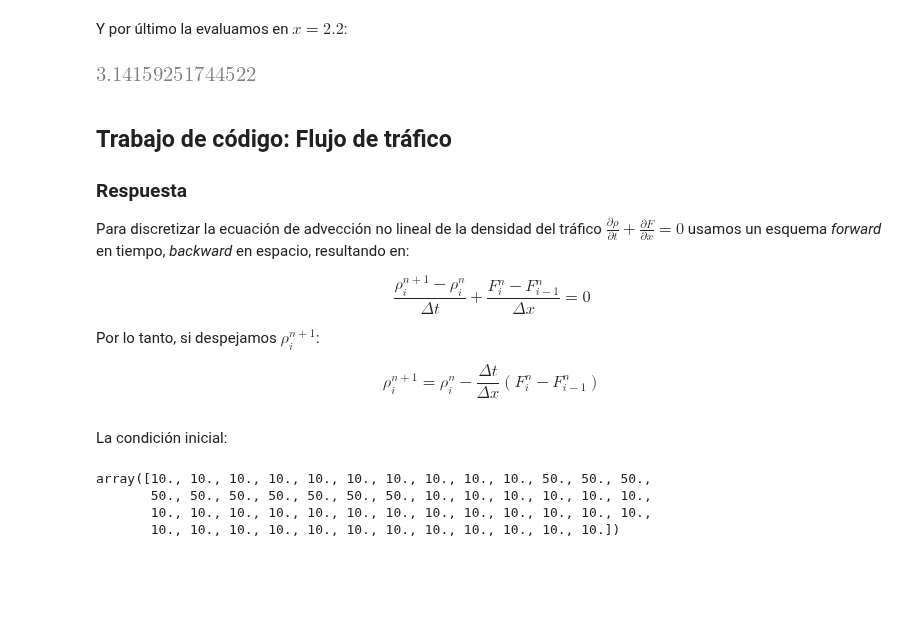
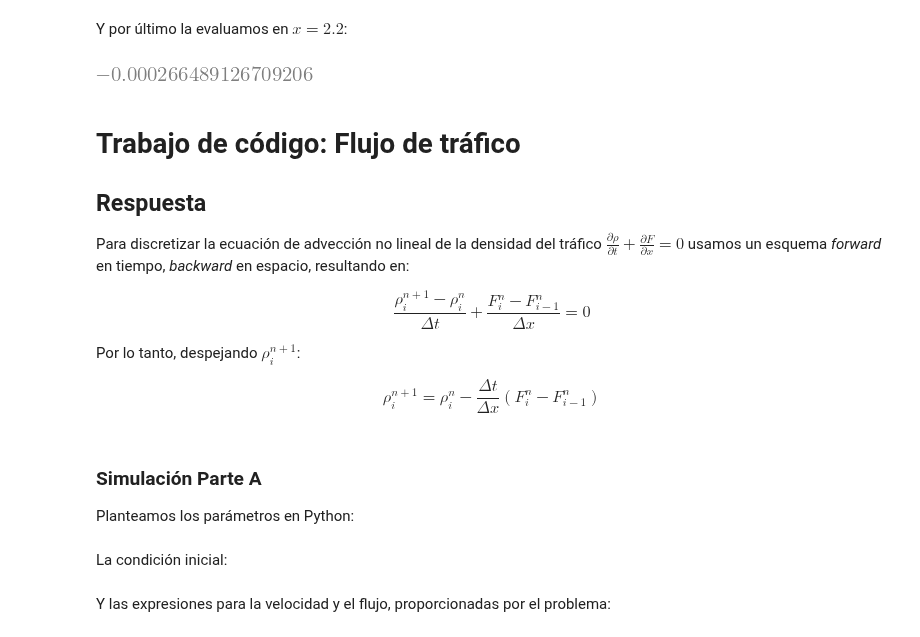
Before and after one commit to isedaniel/sistemas, a Jupyter notebook: src/3/simulacion/tp_PDE/Trabajo Practico 2.ipynb, the cells around one changed output. Cells and saved outputs as stored; diff of their text form; code cells hidden in the pictures; blank space fills up the shorter version.

```diff
--- a/src/3/simulacion/tp_PDE/tp.ipynb
+++ b/src/3/simulacion/tp_PDE/Trabajo Practico 2.ipynb
@@ -104,14 +105,13 @@ fprime
 # %% [markdown]
 Y por último la evaluamos en $x=2.2$:
 # %%
-x22 = nsolve(fprime, x, 2.2)
-x22
+fprime.subs(x, 2.2)
 # %% [output]
-[figure, old version]
+[figure, new version]
 # %% [markdown]
-## Trabajo de código: Flujo de tráfico
+# Trabajo de código: Flujo de tráfico
 
-### Respuesta
+## Respuesta
 
 Para discretizar la ecuación de advección no lineal
 de la densidad del tráfico
@@ -125,11 +125,15 @@ $$
 = 0
 $$
 
-Por lo tanto, si despejamos $\rho_i^{n+1}$:
+Por lo tanto, despejando $\rho_i^{n+1}$:
 
 $$
 \rho_i^{n+1} = \rho_i^n - \frac{\Delta t}{\Delta x} (F_i^n - F_{i-1}^n)
 $$
+# %% [markdown]
+### Simulación Parte A
+
+Planteamos los parámetros en Python:
 # %%
 v_max = 80
 nx = 51
@@ -143,9 +147,5 @@ La condición inicial:
 x = np.linspace(0, L, nx)
 rho0 = np.ones(nx)*10
 rho0[10:20] = 50
-rho0
-# %% [output]
-array([10., 10., 10., 10., 10., 10., 10., 10., 10., 10., 50., 50., 50.,
-       50., 50., 50., 50., 50., 50., 50., 10., 10., 10., 10., 10., 10.,
-       10., 10., 10., 10., 10., 10., 10., 10., 10., 10., 10., 10., 10.,
-       10., 10., 10., 10., 10., 10., 10., 10., 10., 10., 10., 10.])
+# %% [markdown]
+Y las expresiones para la velocidad y el flujo, proporcionadas por el problema:
```
Also changed, not shown: parts of 34 cells of this notebook, 6 other files.
